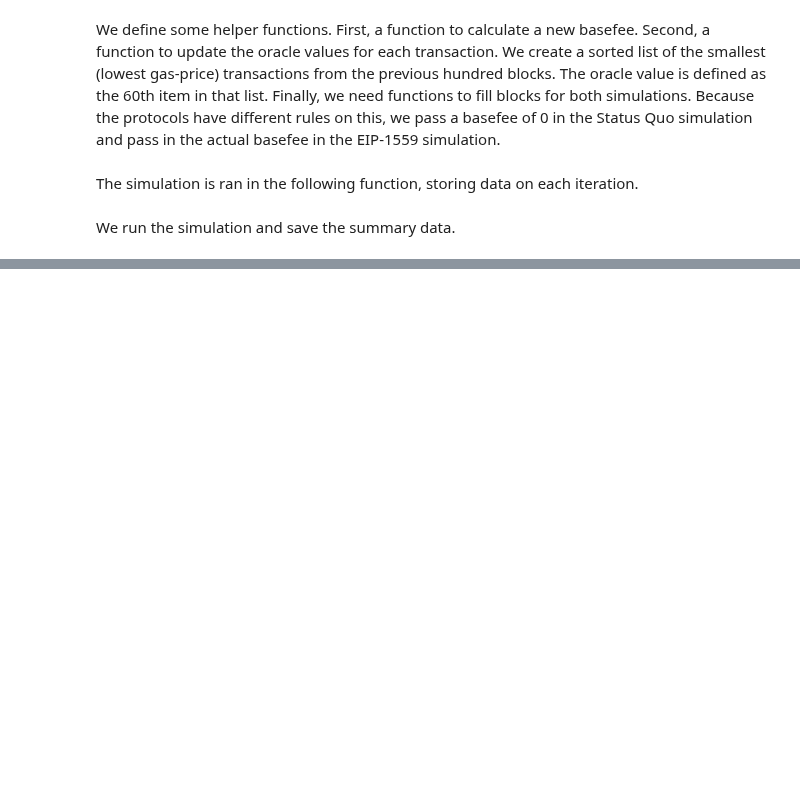
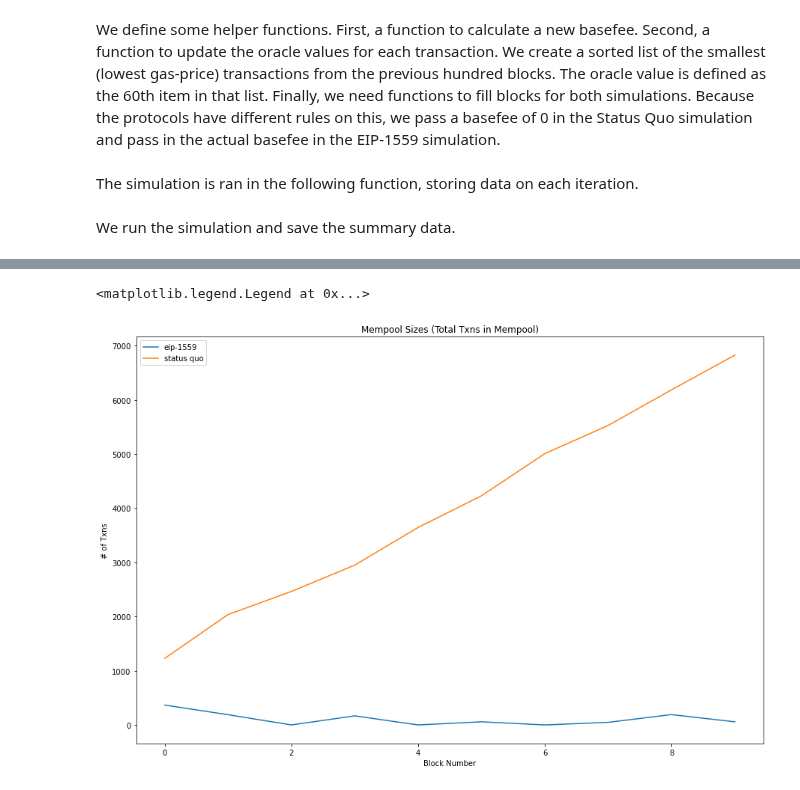
Before and after one commit to teohyikhaw/camcos, a Jupyter notebook: simulations/Congestion2.0.ipynb, the cells around one changed output, grey strips where cells are left out. Drawn from its saved outputs; the diff is of its cells as text; code cells hidden in the pictures; blank space fills up the shorter version.

```diff
--- a/simulations/Congestion2.0.ipynb
+++ b/simulations/Congestion2.0.ipynb
@@ -248,0 +264,13 @@ plt.save
+# %%
+sq_mempool_sizes = [len(x) for x in sq_mempools_data]
+eip_mempool_sizes_bf = [len(x) for x in eip_mempools_bf_data]
+
+plt.title("Mempool Sizes (Total Txns in Mempool)")
+plt.xlabel("Block Number")
+plt.ylabel("# of Txns")
+plt.plot(eip_mempool_sizes_bf, label="eip-1559")
+plt.plot(sq_mempool_sizes, label="status quo")
+plt.legend(loc="upper left")
+# %% [output]
+<matplotlib.legend.Legend at 0x...>
+[figure, added]
```
Also changed, not shown: parts of 27 cells of this notebook.
